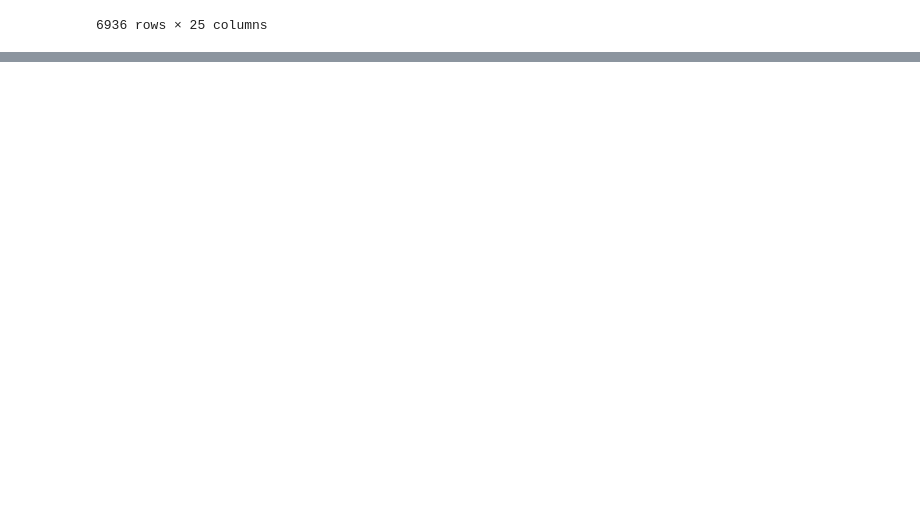
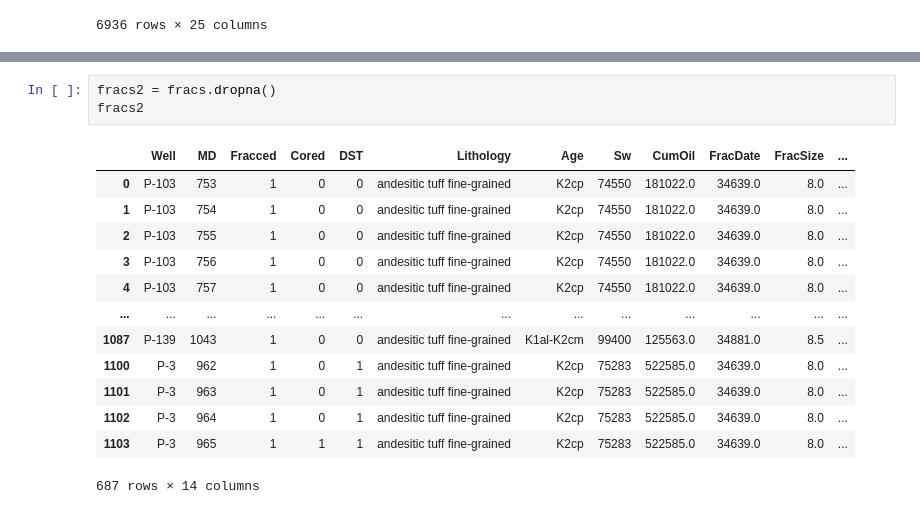
Before and after one commit to Conor134/Final_Project, a Jupyter notebook: Regressor.ipynb, the cells around one changed output, grey strips where cells are left out. Drawn from its saved outputs; the diff is of its cells as text; blank space fills up the shorter version.

```diff
--- a/Regressor.ipynb
+++ b/Regressor.ipynb
@@ -229,0 +313,17 @@ AttributeError: 'DataFrame' object has no attribute 'feature_names'
+# %%
+fracs2 = fracs.dropna()
+fracs2
+# %% [output]
+|  | Well | MD | Fracced | Cored | DST | Lithology | Age | Sw | CumOil | FracDate | FracSize | ... |
+| 0 | P-103 | 753 | 1 | 0 | 0 | andesitic tuff fine-grained | K2cp | 74550 | 181022.0 | 34639.0 | 8.0 | ... |
+| 1 | P-103 | 754 | 1 | 0 | 0 | andesitic tuff fine-grained | K2cp | 74550 | 181022.0 | 34639.0 | 8.0 | ... |
+| 2 | P-103 | 755 | 1 | 0 | 0 | andesitic tuff fine-grained | K2cp | 74550 | 181022.0 | 34639.0 | 8.0 | ... |
+| 3 | P-103 | 756 | 1 | 0 | 0 | andesitic tuff fine-grained | K2cp | 74550 | 181022.0 | 34639.0 | 8.0 | ... |
+| 4 | P-103 | 757 | 1 | 0 | 0 | andesitic tuff fine-grained | K2cp | 74550 | 181022.0 | 34639.0 | 8.0 | ... |
+| ... | ... | ... | ... | ... | ... | ... | ... | ... | ... | ... | ... | ... |
+| 1087 | P-139 | 1043 | 1 | 0 | 0 | andesitic tuff fine-grained | K1al-K2cm | 99400 | 125563.0 | 34881.0 | 8.5 | ... |
+| 1100 | P-3 | 962 | 1 | 0 | 1 | andesitic tuff fine-grained | K2cp | 75283 | 522585.0 | 34639.0 | 8.0 | ... |
+| 1101 | P-3 | 963 | 1 | 0 | 1 | andesitic tuff fine-grained | K2cp | 75283 | 522585.0 | 34639.0 | 8.0 | ... |
+| 1102 | P-3 | 964 | 1 | 0 | 1 | andesitic tuff fine-grained | K2cp | 75283 | 522585.0 | 34639.0 | 8.0 | ... |
+| 1103 | P-3 | 965 | 1 | 1 | 1 | andesitic tuff fine-grained | K2cp | 75283 | 522585.0 | 34639.0 | 8.0 | ... |
+687 rows × 14 columns
```
Also changed, not shown: parts of 19 cells of this notebook.
